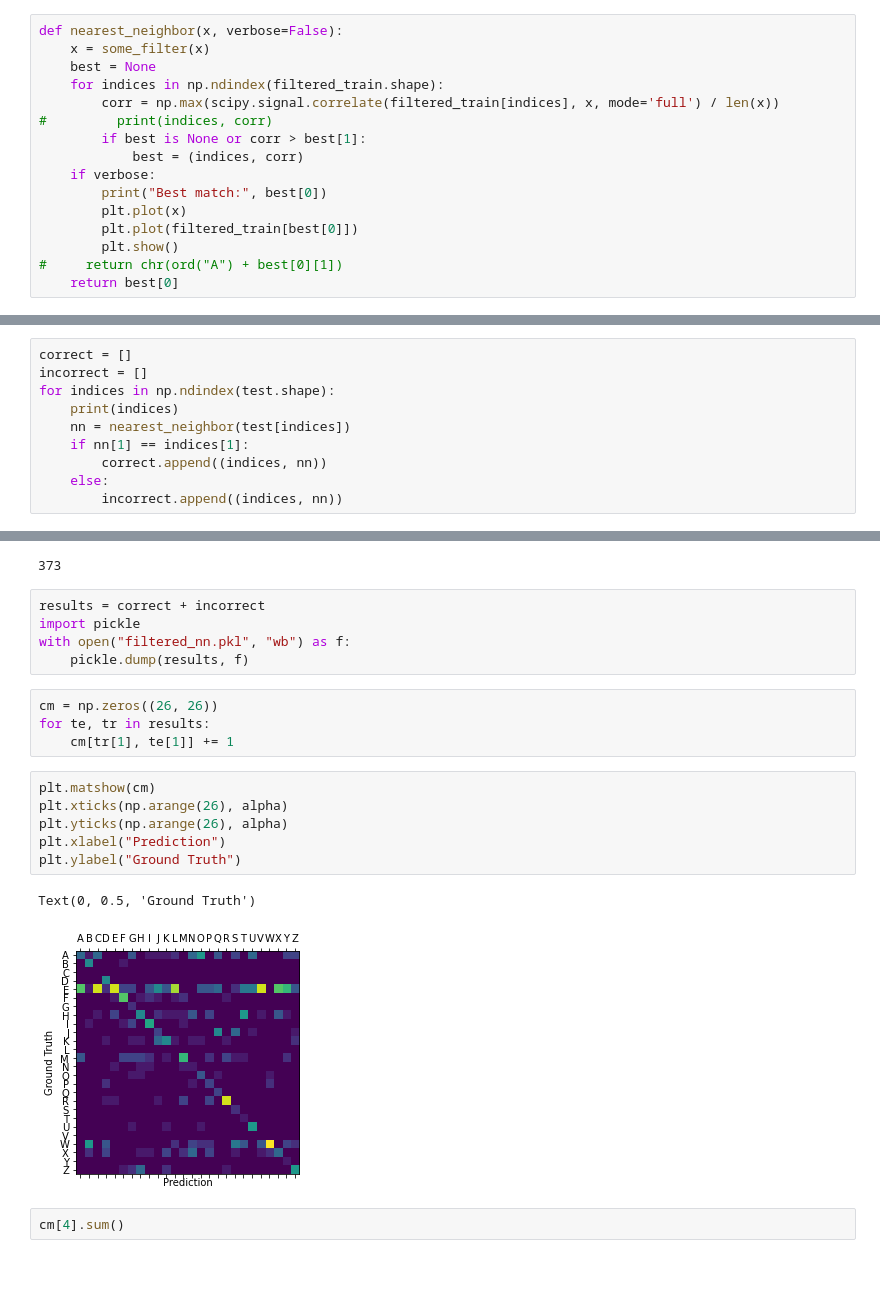
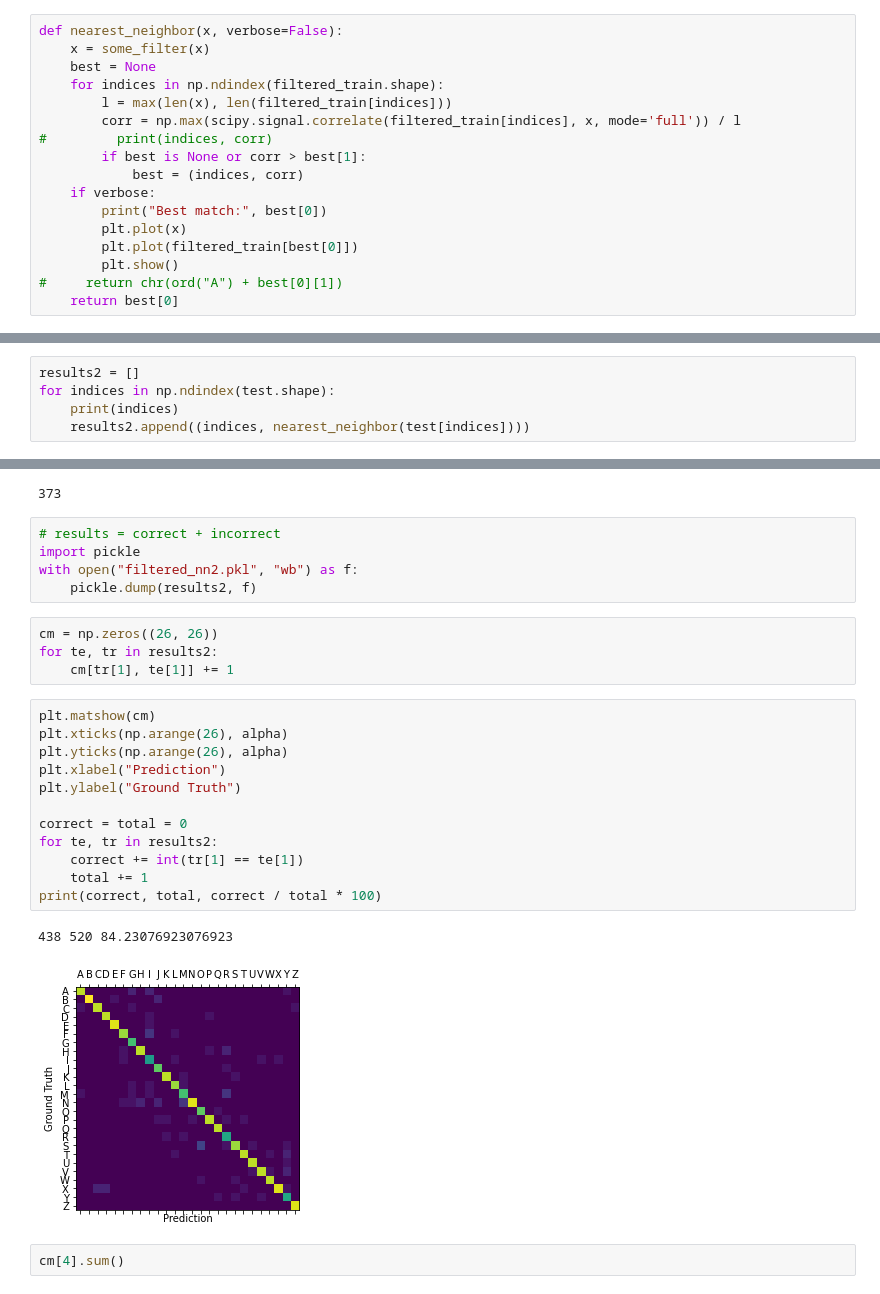
Before and after one commit to ijc8/acr, a Jupyter notebook: Baseline.ipynb, the cells around one changed output, grey strips where cells are left out. Cells and saved outputs as stored; diff of their text form.

```diff
--- a/Baseline.ipynb
+++ b/Baseline.ipynb
@@ -39,7 +39,8 @@ def nearest_neighbor(x, verbose=False):
     x = some_filter(x)
     best = None
     for indices in np.ndindex(filtered_train.shape):
-        corr = np.max(scipy.signal.correlate(filtered_train[indices], x, mode='full') / len(x))
+        l = max(len(x), len(filtered_train[indices]))
+        corr = np.max(scipy.signal.correlate(filtered_train[indices], x, mode='full')) / l
 #         print(indices, corr)
         if best is None or corr > best[1]:
             best = (indices, corr)
@@ -59,13 +63,8 @@ Best match: (0, 0, 4)
 # %%
-correct = []
-incorrect = []
+results2 = []
 for indices in np.ndindex(test.shape):
     print(indices)
-    nn = nearest_neighbor(test[indices])
-    if nn[1] == indices[1]:
-        correct.append((indices, nn))
-    else:
-        incorrect.append((indices, nn))
+    results2.append((indices, nearest_neighbor(test[indices])))
 # %% [output]
 (0, 0, 0)
 (0, 0, 1)
@@ -93,23 +92,29 @@ len(incorrect)
 # %% [output]
 373
 # %%
-results = correct + incorrect
+# results = correct + incorrect
 import pickle
-with open("filtered_nn.pkl", "wb") as f:
-    pickle.dump(results, f)
+with open("filtered_nn2.pkl", "wb") as f:
+    pickle.dump(results2, f)
 # %%
 cm = np.zeros((26, 26))
-for te, tr in results:
+for te, tr in results2:
     cm[tr[1], te[1]] += 1
 # %%
 plt.matshow(cm)
 plt.xticks(np.arange(26), alpha)
 plt.yticks(np.arange(26), alpha)
 plt.xlabel("Prediction")
 plt.ylabel("Ground Truth")
+
+correct = total = 0
+for te, tr in results2:
+    correct += int(tr[1] == te[1])
+    total += 1
+print(correct, total, correct / total * 100)
 # %% [output]
-Text(0, 0.5, 'Ground Truth')
+438 520 84.23076923076923
-[figure, old version]
+[figure, new version]
 # %%
 cm[4].sum()
 # %% [output]
```
Also changed, not shown: parts of 1 cell of this notebook.
